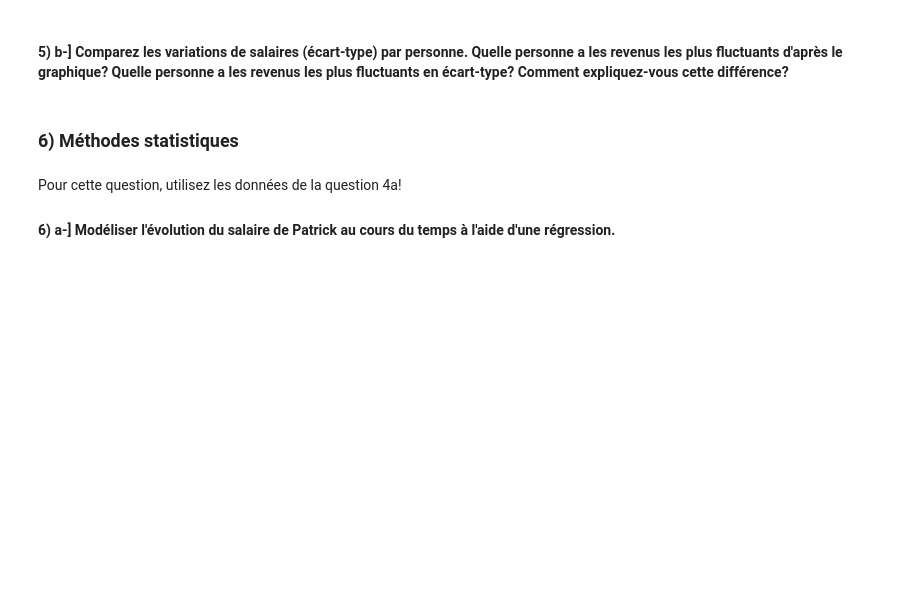
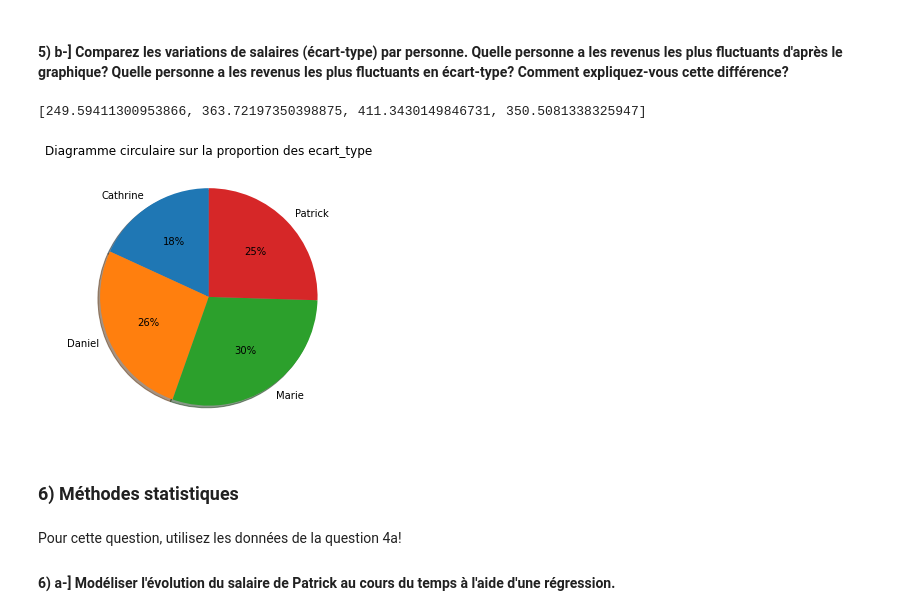
Before and after one commit to YasserHamek/Python_TP, a Jupyter notebook: Tp note.ipynb, the cells around one changed output. Drawn from its saved outputs; the diff is of its cells as text; code cells hidden in the pictures; blank space fills up the shorter version.

```diff
--- a/Tp note.ipynb
+++ b/Tp note.ipynb
@@ -716,5 +734,22 @@ print(retraite)
 # %% [markdown]
 #### 5) b-] Comparez les variations de salaires (écart-type) par personne. Quelle personne a les revenus les plus fluctuants d'après le graphique? Quelle personne a les revenus les plus fluctuants en écart-type? Comment expliquez-vous cette différence?
+# %%
+
+ecart_type = [np.std(reNetsCatherine),np.std(reNetsDaniel),np.std(reNetsMarie),np.std(reNetsPatrick)]
+
+print(ecart_type)
+
+plt.figure(figsize=(5,5))
+plt.pie(ecart_type,
+        startangle = 90,
+        labels = list(("Cathrine", "Daniel","Marie","Patrick")),
+        autopct='%1.f%%',
+        shadow = True)
+plt.title("Diagramme circulaire sur la proportion des ecart_type")
+plt.show()
+# %% [output]
+[249.59411300953866, 363.72197350398875, 411.3430149846731, 350.5081338325947]
+[figure, added]
 # %% [markdown]
 ### 6) Méthodes statistiques
 # %% [markdown]
```
Also changed, not shown: parts of 5 cells of this notebook.
